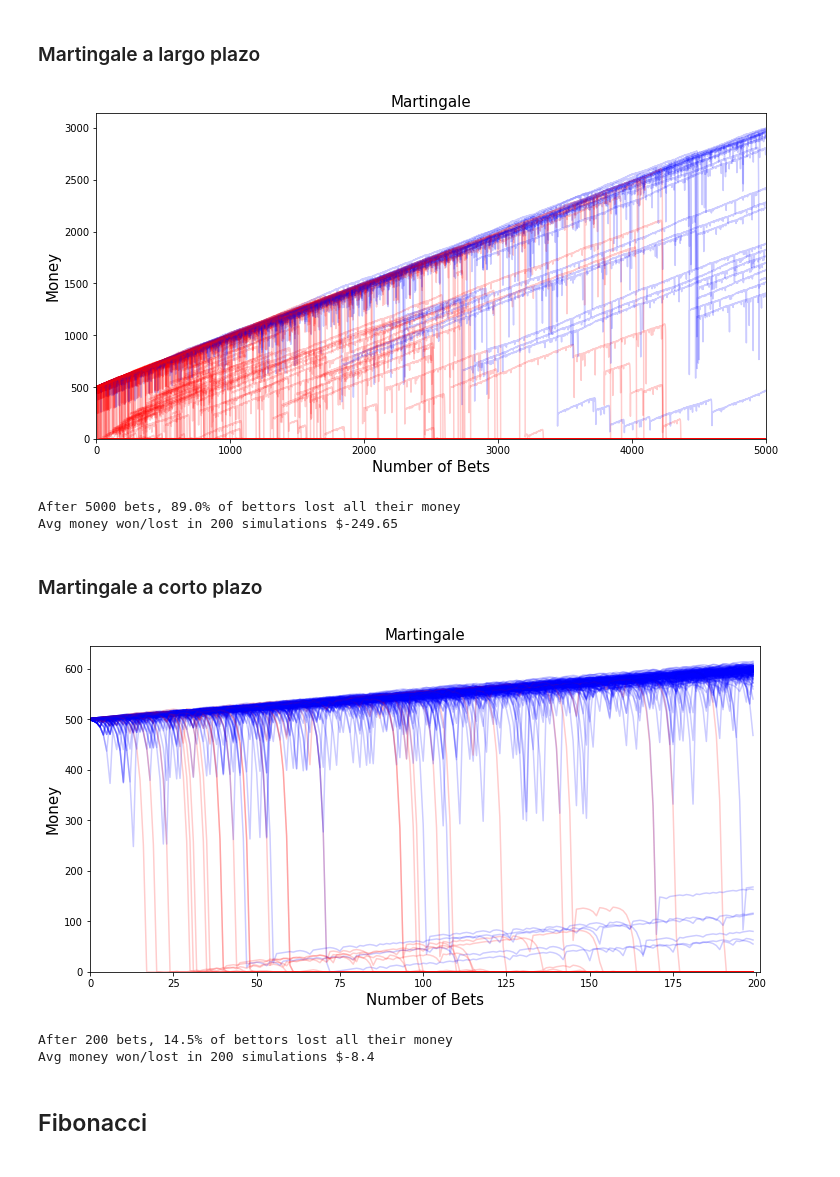
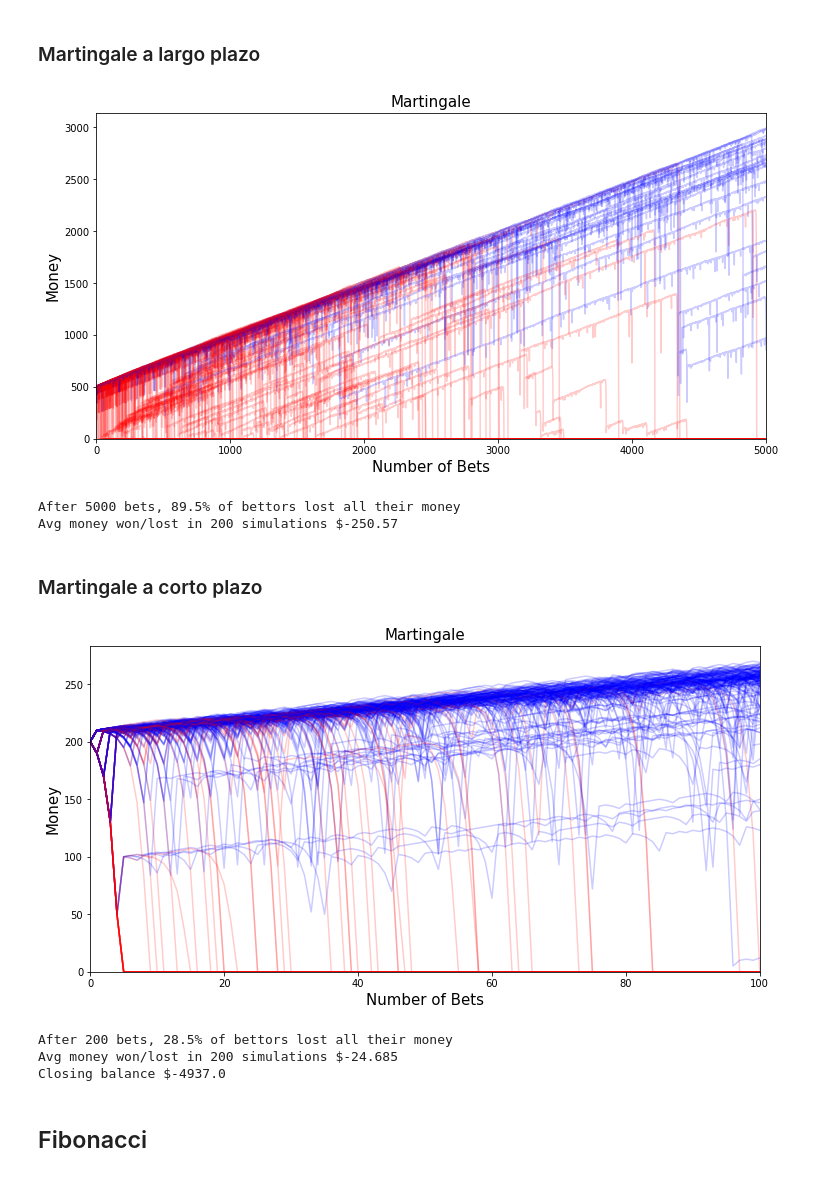
Before and after one commit to agustindelmonti/simulacion2020, a Jupyter notebook: 2.apuestas/strategies.ipynb, the cells around one changed output. Saved outputs shown, nothing was run; the diff lists cells and outputs as text; code cells hidden in the pictures.

```diff
--- a/2.apuestas/strategies.ipynb
+++ b/2.apuestas/strategies.ipynb
@@ -114,25 +114,26 @@ After 500 bets, 30.5% of bettors won money
 ## Martingale
 # %%
 money = 500
-maxbet = 1024
+table_limit = 1024
 bet_size = 1
 num_bets = 2500
 winp = 18.0/37
 # %%
-def martingale(start_money, max_bet, winp, num_bets):
-    bet_size = 1
+def martingale(start_money, start_amount, table_limit, winp, num_bets):
+    bet_size = np.min((start_amount, start_amount))
     money = start_money
-    output = np.zeros(num_bets)
+    output = np.zeros(num_bets+1)
 
-    for i in range(num_bets):
-        if money < 0:
+    output[0] = start_money
+    for i in range(1,num_bets+1):
+        if money <= 0:
             break
         elif rn.random() < winp:
             money += bet_size
             bet_size = 1
         else:
             money -= bet_size
-            bet_size = np.min((2 * bet_size, max_bet))
+            bet_size = np.min((2 * bet_size, table_limit))
             if bet_size > money:
                 bet_size = money
 
@@ -147,11 +148,14 @@ plt.figure(figsize=(12,6))
 loss = 0
 simulations = 200
 last_balances = np.zeros(simulations)
+money = 500
+num_bets = 5000
+start_amount = 5
 
 for num in range(simulations):
-    result = martingale(money, maxbet, winp, 5000)
+    result = martingale(money, start_amount, table_limit, winp, num_bets)
 
-    if min(result) < 0:
+    if min(result) <= 0:
         loss += 1
         plt.plot(result, 'r', alpha = .20)
     else:
@@ -163,7 +167,7 @@ for num in range(simulations):
 plt.title('Martingale', fontsize=15)
 plt.xlabel('Number of Bets', fontsize=15)
 plt.ylabel('Money', fontsize=15)
-plt.xlim(0, 5001)
+plt.xlim(0, num_bets)
 plt.ylim(0, )
 plt.savefig('outcome.pdf', bbox_inches='tight')
 plt.show()
@@ -172,43 +176,48 @@ plt.show()
 print("After 5000 bets, {}% of bettors lost all their money".format(100.0*loss/simulations))
 print("Avg money won/lost in 200 simulations ${}".format(last_balances.mean()))
 # %% [output]
-[figure, old version]
+[figure, new version]
-After 5000 bets, 89.0% of bettors lost all their money
-Avg money won/lost in 200 simulations $-249.65
+After 5000 bets, 89.5% of bettors lost all their money
+Avg money won/lost in 200 simulations $-250.57
 # %% [markdown]
 ### Martingale a corto plazo
 # %%
 plt.figure(figsize=(12,6))
 
 loss = 0
 simulations = 200
 last_balances = np.zeros(simulations)
+num_bets = 100
+start_amount = 10
+money = 200
 
 for num in range(simulations):
-    result = martingale(money, maxbet, winp, 200)
-    if min(result) < 0:
+    result = martingale(money, start_amount, table_limit, winp, num_bets)
+    if min(result) <=0 :
         loss += 1
         plt.plot(result, 'r', alpha = .20)
     else:
         plt.plot(result, 'b', alpha = .20)
 
     #Calculate expected return of investment (ROI)
     last_balances[num] = result[-1] - money
 
 plt.title('Martingale', fontsize=15)
 plt.xlabel('Number of Bets', fontsize=15)
 plt.ylabel('Money', fontsize=15)
-plt.xlim(0, 201)
+plt.xlim(0, num_bets)
 plt.ylim(0, )
 plt.savefig('outcome.pdf', bbox_inches='tight')
 plt.show()
 
 
 print("After 200 bets, {}% of bettors lost all their money".format(100.0*loss/simulations))
 print("Avg money won/lost in 200 simulations ${}".format(last_balances.mean()))
+print("Closing balance ${}".format(last_balances.sum()))
 # %% [output]
-[figure, old version]
+[figure, new version]
-After 200 bets, 14.5% of bettors lost all their money
-Avg money won/lost in 200 simulations $-8.4
+After 200 bets, 28.5% of bettors lost all their money
+Avg money won/lost in 200 simulations $-24.685
+Closing balance $-4937.0
 # %% [markdown]
 ## Fibonacci
```
Also changed, not shown: parts of 5 cells of this notebook.
